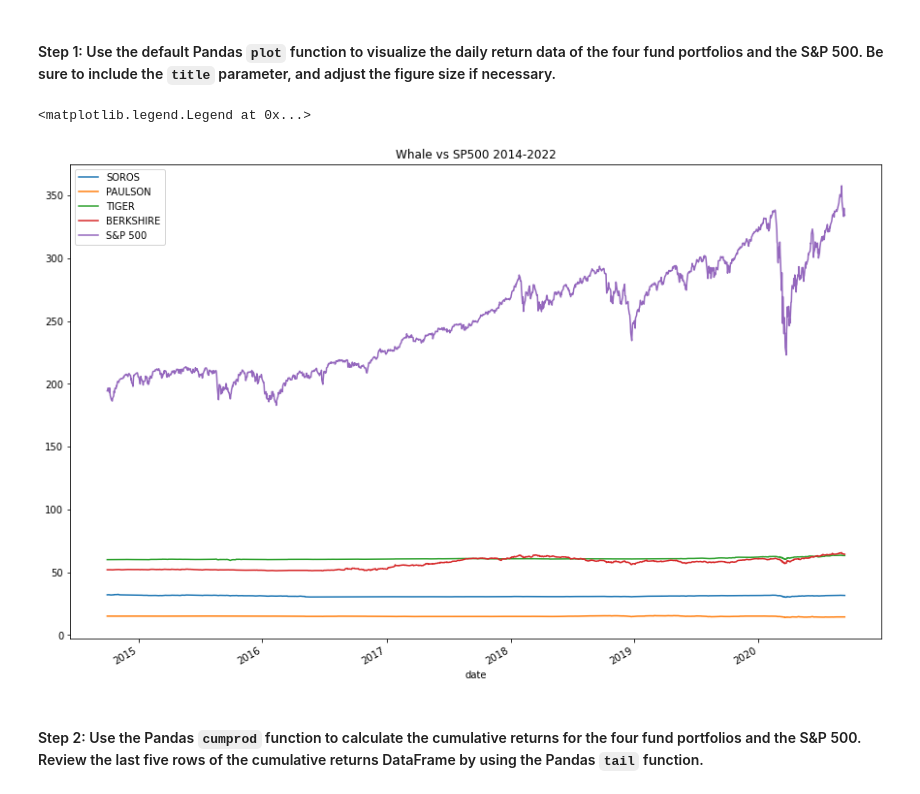
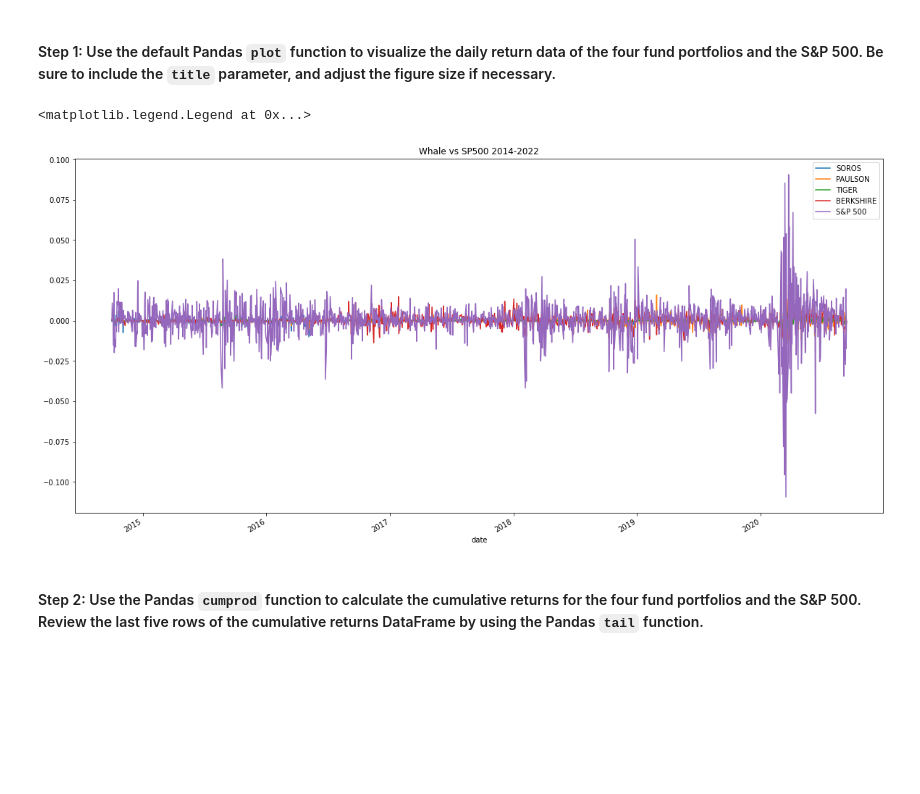
Before and after one commit to naomynaomy/module4challenge, a Jupyter notebook: Starter_Code/risk_return_analysis.ipynb, the cells around one changed output. Saved outputs shown, nothing was run; the diff lists cells and outputs as text; code cells hidden in the pictures; blank space fills up the shorter version.

```diff
--- a/Starter_Code/risk_return_analysis.ipynb
+++ b/Starter_Code/risk_return_analysis.ipynb
@@ -156,16 +156,16 @@ Analyze the data to determine if any of the portfolios outperform the broader st
 # %%
 # Plot the daily return data of the 4 funds and the S&P 500
 # Inclue a title parameter and adjust the figure size
-ax = whale_df["SOROS FUND MANAGEMENT LLC"].plot(figsize=(15,10), title = "Whale vs SP500 2014-2022")
-whale_df["PAULSON & CO.INC."].plot(ax=ax)
-whale_df["TIGER GLOBAL MANAGEMENT LLC"].plot(ax=ax)
-whale_df["BERKSHIRE HATHAWAY INC"].plot(ax=ax)
-whale_df["S&P 500"].plot(ax=ax)
+ax = whales_df_daily["SOROS FUND MANAGEMENT LLC"].plot(figsize=(20,10), title = "Whale vs SP500 2014-2022")
+whales_df_daily["PAULSON & CO.INC."].plot(ax=ax)
+whales_df_daily["TIGER GLOBAL MANAGEMENT LLC"].plot(ax=ax)
+whales_df_daily["BERKSHIRE HATHAWAY INC"].plot(ax=ax)
+whales_df_daily["S&P 500"].plot(ax=ax)
 
 ax.legend(["SOROS", "PAULSON", "TIGER", "BERKSHIRE", "S&P 500"])
 # %% [output]
 <matplotlib.legend.Legend at 0x...>
-[figure, old version]
+[figure, new version]
 # %% [markdown]
 #### Step 2: Use the Pandas `cumprod` function to calculate the cumulative returns for the four fund portfolios and the S&P 500. Review the last five rows of the cumulative returns DataFrame by using the Pandas `tail` function.
 # %%
```
Also changed, not shown: parts of 5 cells of this notebook.
